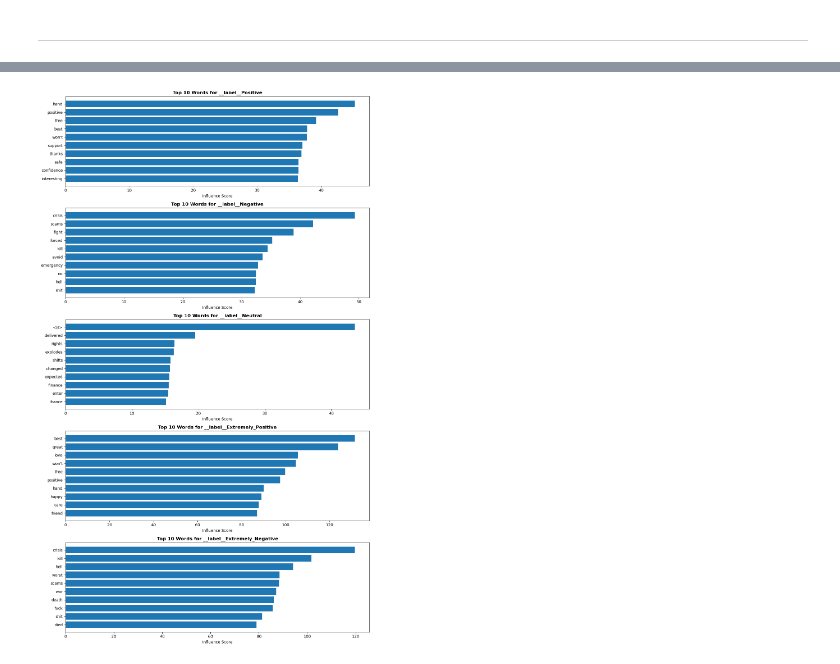
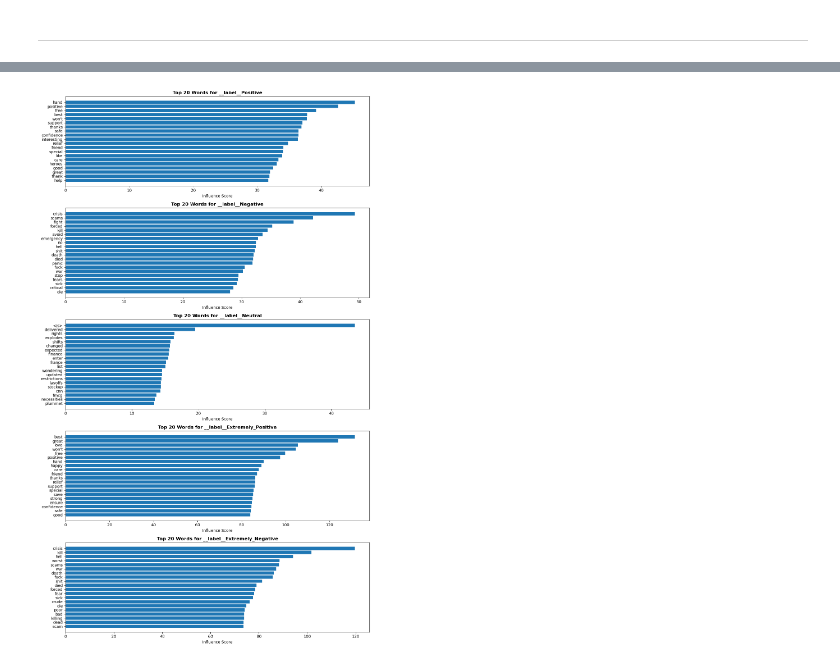
Before and after one commit to stefanusfelix/Coronavirus-Tweets-Text-Classification, a Jupyter notebook: corona_tweets_nlp.ipynb, the cells around one changed output, grey strips where cells are left out. Drawn from its saved outputs; the diff is of its cells as text; code cells hidden in the pictures.

Commit message:
Visualise top words by label

```diff
--- a/corona_tweets_nlp.ipynb
+++ b/corona_tweets_nlp.ipynb
@@ -366,6 +366,6 @@ def top_words_barplot(model, n_top_words):
     plt.tight_layout()
     plt.show()
 # %%
-top_words_barplot(model, n_top_words = 10)
+top_words_barplot(model, n_top_words = 20)
 # %% [output]
-[figure, old version]
+[figure, new version]
```
